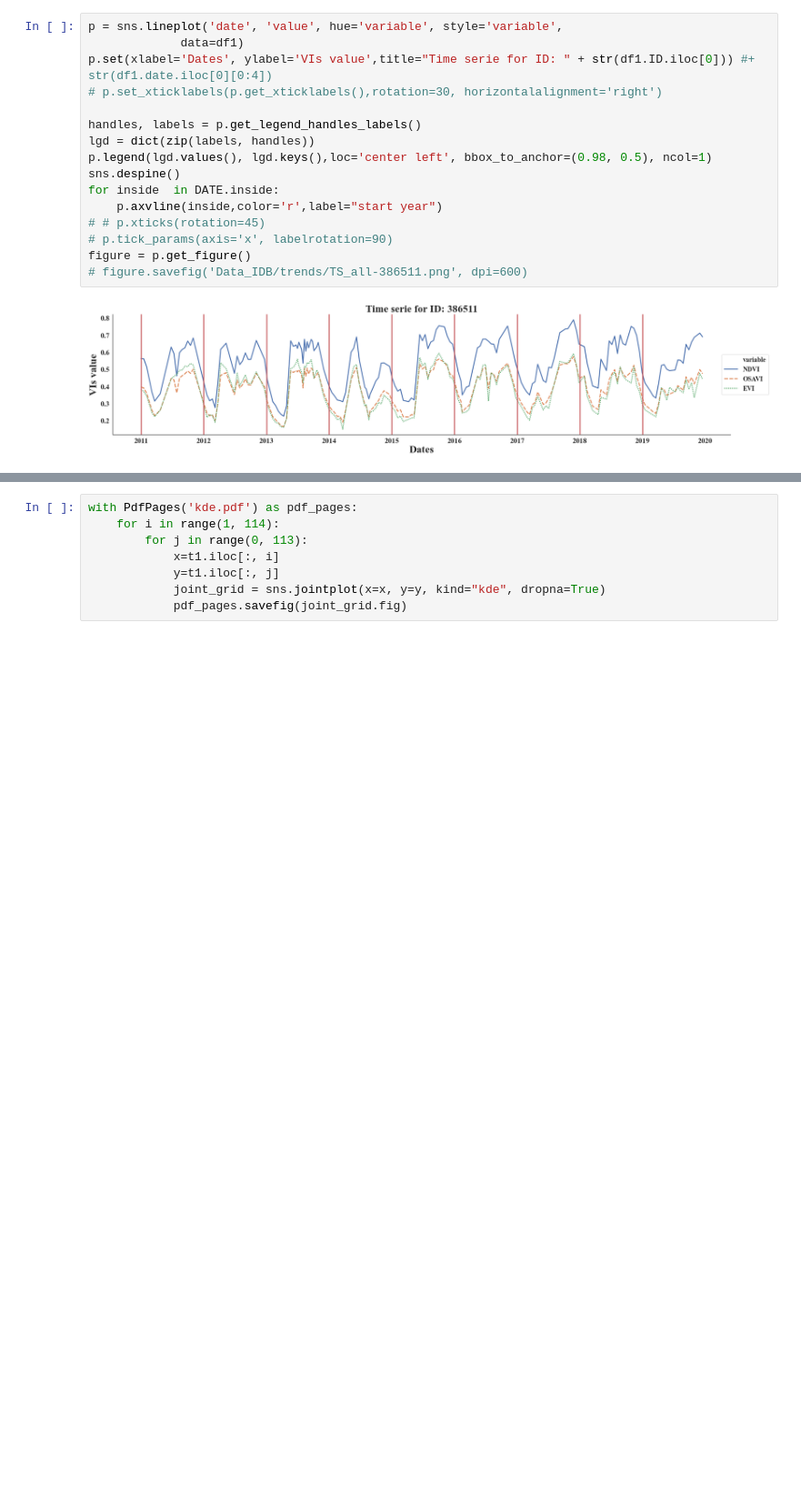
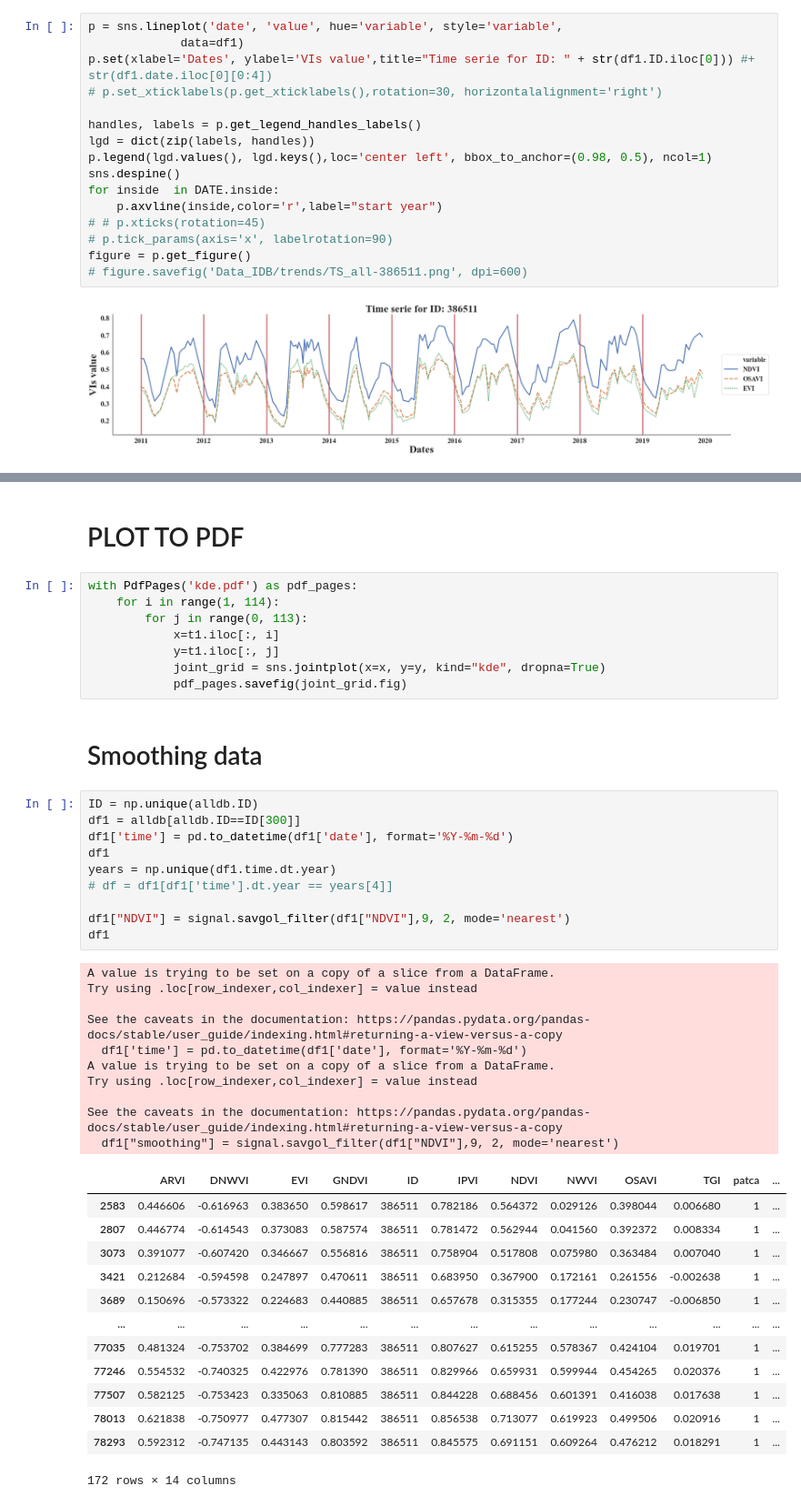
Before and after one commit to frandak2/IDB-project-with-RS, a Jupyter notebook: notebooks/Trends fig.ipynb, the cells around one changed output, grey strips where cells are left out. Shown: that part at 91% size. Saved outputs shown, nothing was run; the diff lists cells and outputs as text; blank space fills up the shorter version.

```diff
--- a/notebooks/Trends fig.ipynb
+++ b/notebooks/Trends fig.ipynb
@@ -129,3 +134,5 @@ for year in years:
+# %% [markdown]
+# PLOT TO PDF
 # %%
 with PdfPages('kde.pdf') as pdf_pages:
     for i in range(1, 114):
@@ -134,3 +141,39 @@ with PdfPages('kde.pdf') as pdf_pages:
             y=t1.iloc[:, j]
             joint_grid = sns.jointplot(x=x, y=y, kind="kde", dropna=True)
             pdf_pages.savefig(joint_grid.fig)
+# %% [markdown]
+# Smoothing data
+# %%
+ID = np.unique(alldb.ID)
+df1 = alldb[alldb.ID==ID[300]]
+df1['time'] = pd.to_datetime(df1['date'], format='%Y-%m-%d')
+df1
+years = np.unique(df1.time.dt.year)
+# df = df1[df1['time'].dt.year == years[4]]
+
+df1["NDVI"] = signal.savgol_filter(df1["NDVI"],9, 2, mode='nearest')
+df1
+# %% [output]
+A value is trying to be set on a copy of a slice from a DataFrame.
+Try using .loc[row_indexer,col_indexer] = value instead
+
+See the caveats in the documentation: https://pandas.pydata.org/pandas-docs/stable/user_guide/indexing.html#returning-a-view-versus-a-copy
+  df1['time'] = pd.to_datetime(df1['date'], format='%Y-%m-%d')
+A value is trying to be set on a copy of a slice from a DataFrame.
+Try using .loc[row_indexer,col_indexer] = value instead
+
+See the caveats in the documentation: https://pandas.pydata.org/pandas-docs/stable/user_guide/indexing.html#returning-a-view-versus-a-copy
+  df1["smoothing"] = signal.savgol_filter(df1["NDVI"],9, 2, mode='nearest')
+|  | ARVI | DNWVI | EVI | GNDVI | ID | IPVI | NDVI | NWVI | OSAVI | TGI | patca | ... |
+| 2583 | 0.446606 | -0.616963 | 0.383650 | 0.598617 | 386511 | 0.782186 | 0.564372 | 0.029126 | 0.398044 | 0.006680 | 1 | ... |
+| 2807 | 0.446774 | -0.614543 | 0.373083 | 0.587574 | 386511 | 0.781472 | 0.562944 | 0.041560 | 0.392372 | 0.008334 | 1 | ... |
+| 3073 | 0.391077 | -0.607420 | 0.346667 | 0.556816 | 386511 | 0.758904 | 0.517808 | 0.075980 | 0.363484 | 0.007040 | 1 | ... |
+| 3421 | 0.212684 | -0.594598 | 0.247897 | 0.470611 | 386511 | 0.683950 | 0.367900 | 0.172161 | 0.261556 | -0.002638 | 1 | ... |
+| 3689 | 0.150696 | -0.573322 | 0.224683 | 0.440885 | 386511 | 0.657678 | 0.315355 | 0.177244 | 0.230747 | -0.006850 | 1 | ... |
+| ... | ... | ... | ... | ... | ... | ... | ... | ... | ... | ... | ... | ... |
+| 77035 | 0.481324 | -0.753702 | 0.384699 | 0.777283 | 386511 | 0.807627 | 0.615255 | 0.578367 | 0.424104 | 0.019701 | 1 | ... |
+| 77246 | 0.554532 | -0.740325 | 0.422976 | 0.781390 | 386511 | 0.829966 | 0.659931 | 0.599944 | 0.454265 | 0.020376 | 1 | ... |
+| 77507 | 0.582125 | -0.753423 | 0.335063 | 0.810885 | 386511 | 0.844228 | 0.688456 | 0.601391 | 0.416038 | 0.017638 | 1 | ... |
+| 78013 | 0.621838 | -0.750977 | 0.477307 | 0.815442 | 386511 | 0.856538 | 0.713077 | 0.619923 | 0.499506 | 0.020916 | 1 | ... |
+| 78293 | 0.592312 | -0.747135 | 0.443143 | 0.803592 | 386511 | 0.845575 | 0.691151 | 0.609264 | 0.476212 | 0.018291 | 1 | ... |
+172 rows × 14 columns
```
Also changed, not shown: parts of 9 cells of this notebook, 2 other files.
